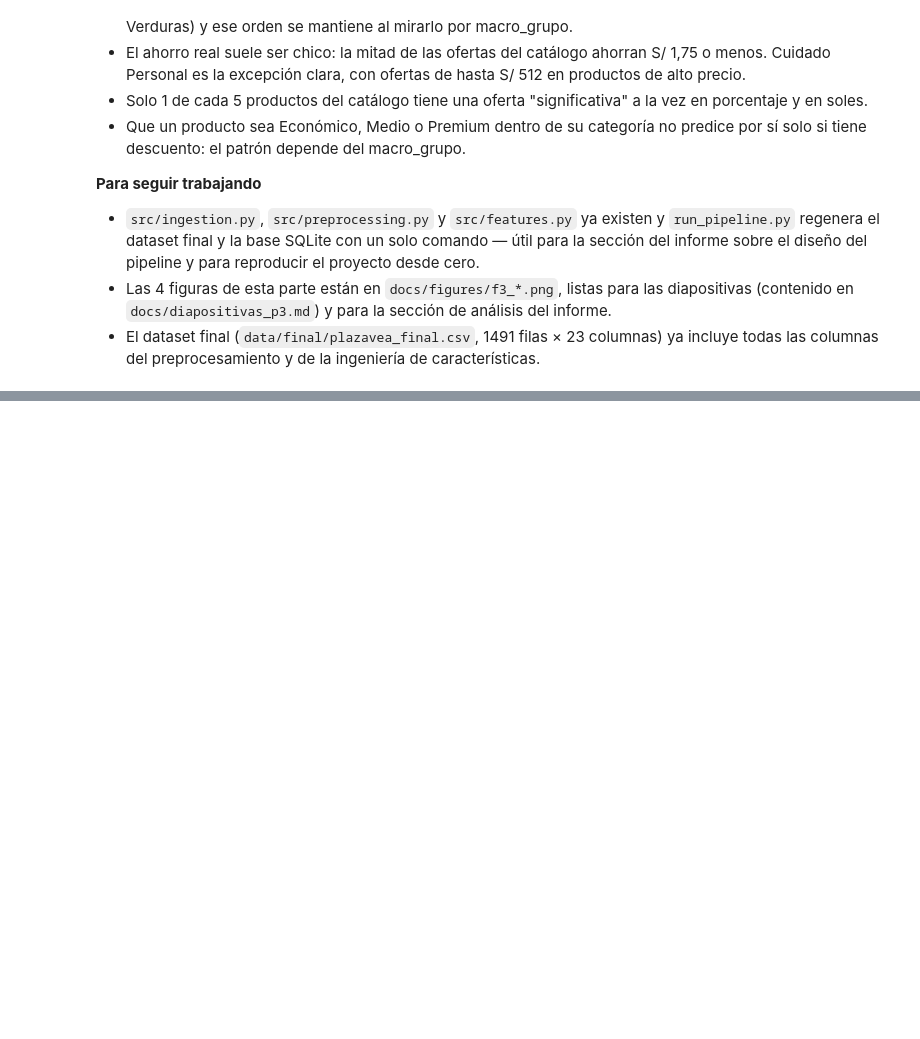
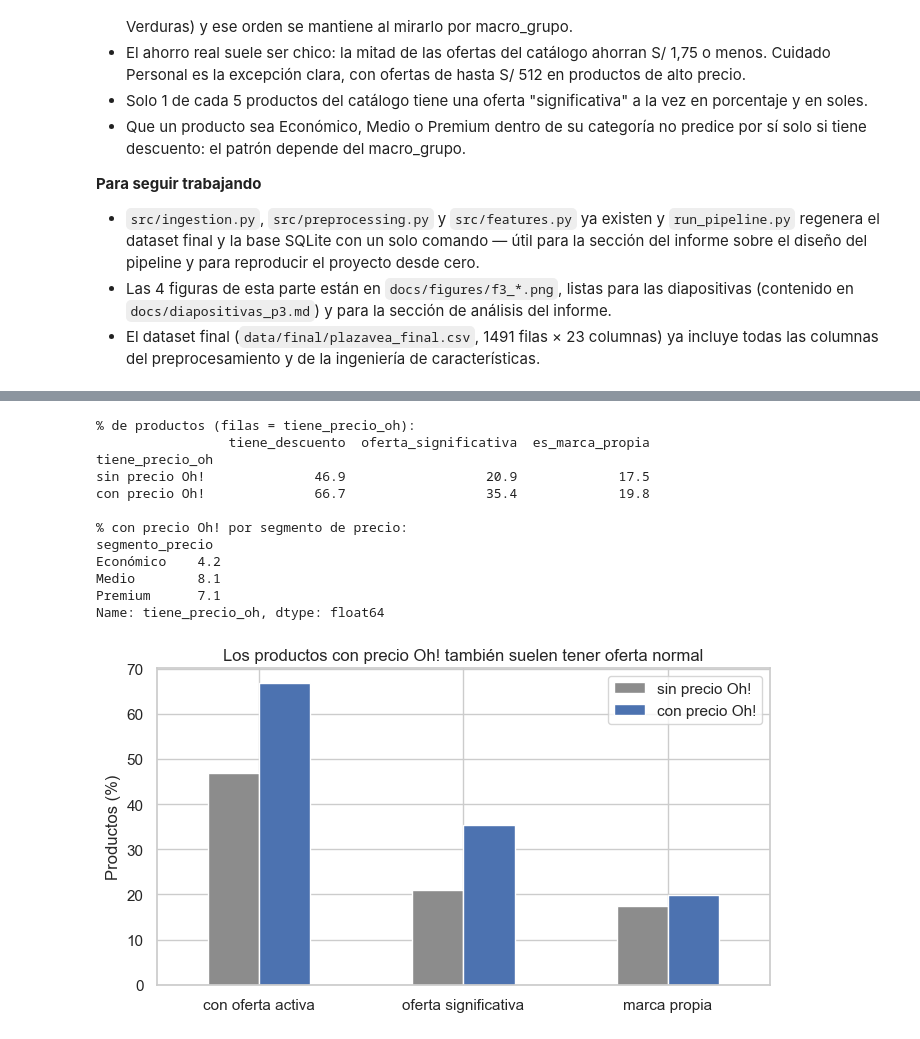
Before and after one commit to DnCuadros23/Proyecto-ACD, a Jupyter notebook: notebooks/Proyecto_Final.ipynb, the cells around one changed output, grey strips where cells are left out. Cells and saved outputs as stored; diff of their text form; code cells hidden in the pictures; blank space fills up the shorter version.

```diff
--- a/notebooks/Proyecto_Final.ipynb
+++ b/notebooks/Proyecto_Final.ipynb
@@ -950,0 +1236,34 @@ dataset final: (1491, 23) | columnas: ['id_producto', 'nombre', 'marca', 'catego
+# %%
+cruce = pd.DataFrame({
+    col: df.groupby("tiene_precio_oh")[col].mean().mul(100).round(1)
+    for col in ["tiene_descuento", "oferta_significativa", "es_marca_propia"]
+}).rename(index={False: "sin precio Oh!", True: "con precio Oh!"})
+print("% de productos (filas = tiene_precio_oh):")
+print(cruce)
+
+print("\n% con precio Oh! por segmento de precio:")
+print(df.groupby("segmento_precio", observed=True)["tiene_precio_oh"].mean().mul(100).round(1))
+
+fig, ax = plt.subplots(figsize=(7, 4))
+cruce.T.plot(kind="bar", ax=ax, color=[GRIS, AZUL])
+ax.set_title("Los productos con precio Oh! también suelen tener oferta normal")
+ax.set_ylabel("Productos (%)")
+ax.set_xticklabels(["con oferta activa", "oferta significativa", "marca propia"], rotation=0)
+ax.legend(title="")
+plt.tight_layout()
+plt.savefig(FIGURAS / "f4_oh_vs_oferta.png", dpi=120, bbox_inches="tight")
+plt.show()
+# %% [output]
+% de productos (filas = tiene_precio_oh):
+                 tiene_descuento  oferta_significativa  es_marca_propia
+tiene_precio_oh
+sin precio Oh!              46.9                  20.9             17.5
+con precio Oh!              66.7                  35.4             19.8
+
+% con precio Oh! por segmento de precio:
+segmento_precio
+Económico    4.2
+Medio        8.1
+Premium      7.1
+Name: tiene_precio_oh, dtype: float64
+[figure, added]
```
Also changed, not shown: parts of 22 cells of this notebook, 7 other files.
